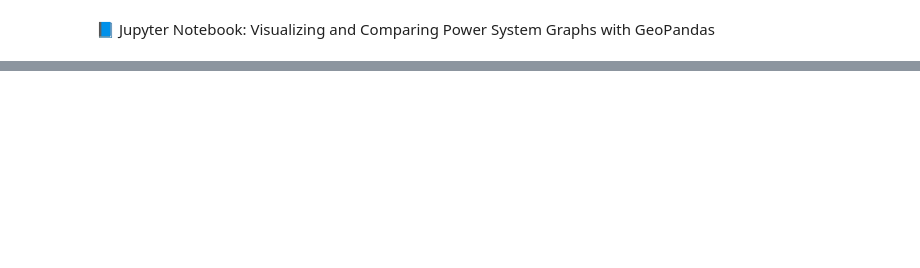
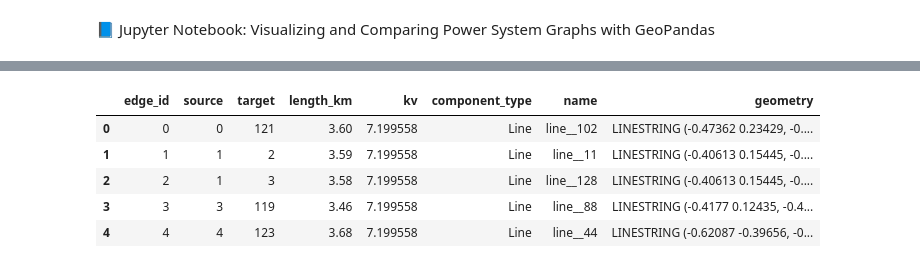
Before and after one commit to Grid-Atlas/grid-reducer, a Jupyter notebook: examples/explore_graph copy.ipynb, the cells around one changed output, grey strips where cells are left out. Saved outputs shown, nothing was run; the diff lists cells and outputs as text; code cells hidden in the pictures; blank space fills up the shorter version.

```diff
--- a/examples/explore_graph copy.ipynb
+++ b/examples/explore_graph copy.ipynb
@@ -64,0 +78,10 @@ gdf.explore(
+# %%
+# transform_coordinate=True, noise_level="none"
+gdf3.head()
+# %% [output]
+|  | edge_id | source | target | length_km | kv | component_type | name | geometry |
+| 0 | 0 | 0 | 121 | 3.60 | 7.199558 | Line | line__102 | LINESTRING (-0.47362 0.23429, -0.... |
+| 1 | 1 | 1 | 2 | 3.59 | 7.199558 | Line | line__11 | LINESTRING (-0.40613 0.15445, -0.... |
+| 2 | 2 | 1 | 3 | 3.58 | 7.199558 | Line | line__128 | LINESTRING (-0.40613 0.15445, -0.... |
+| 3 | 3 | 3 | 119 | 3.46 | 7.199558 | Line | line__88 | LINESTRING (-0.4177 0.12435, -0.4... |
+| 4 | 4 | 4 | 123 | 3.68 | 7.199558 | Line | line__44 | LINESTRING (-0.62087 -0.39656, -0... |
```
Also changed, not shown: parts of 14 cells of this notebook, 4 other files.
